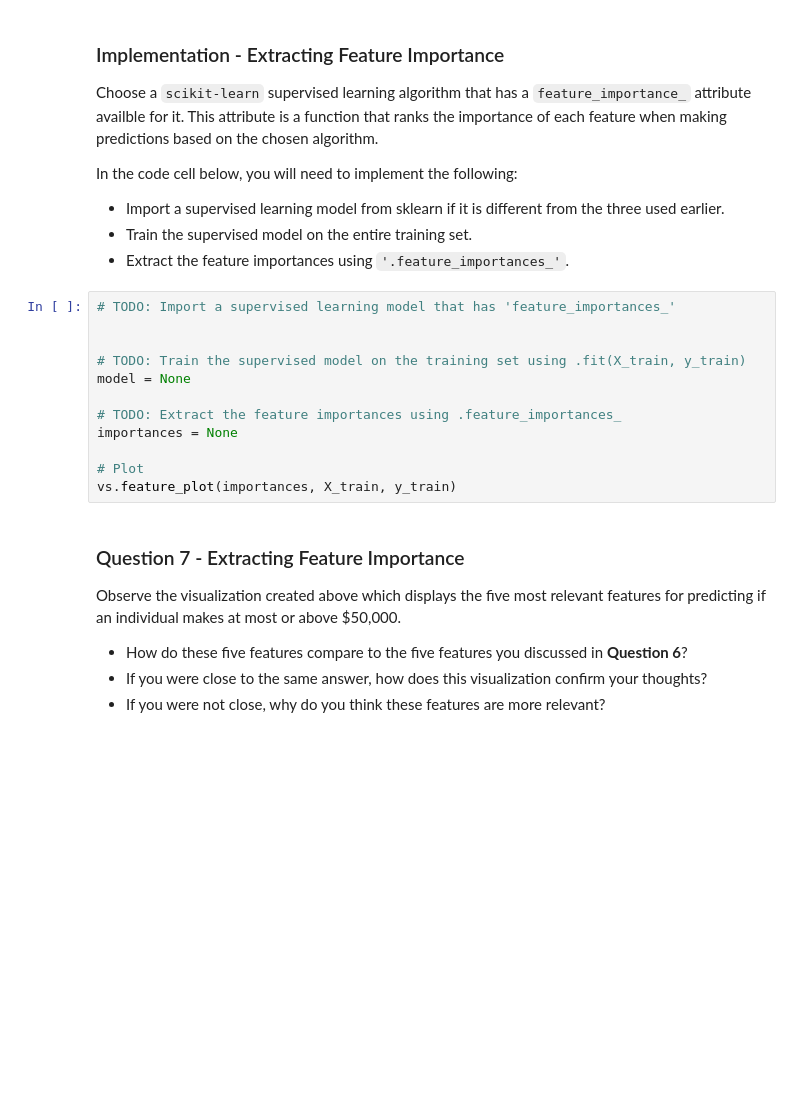
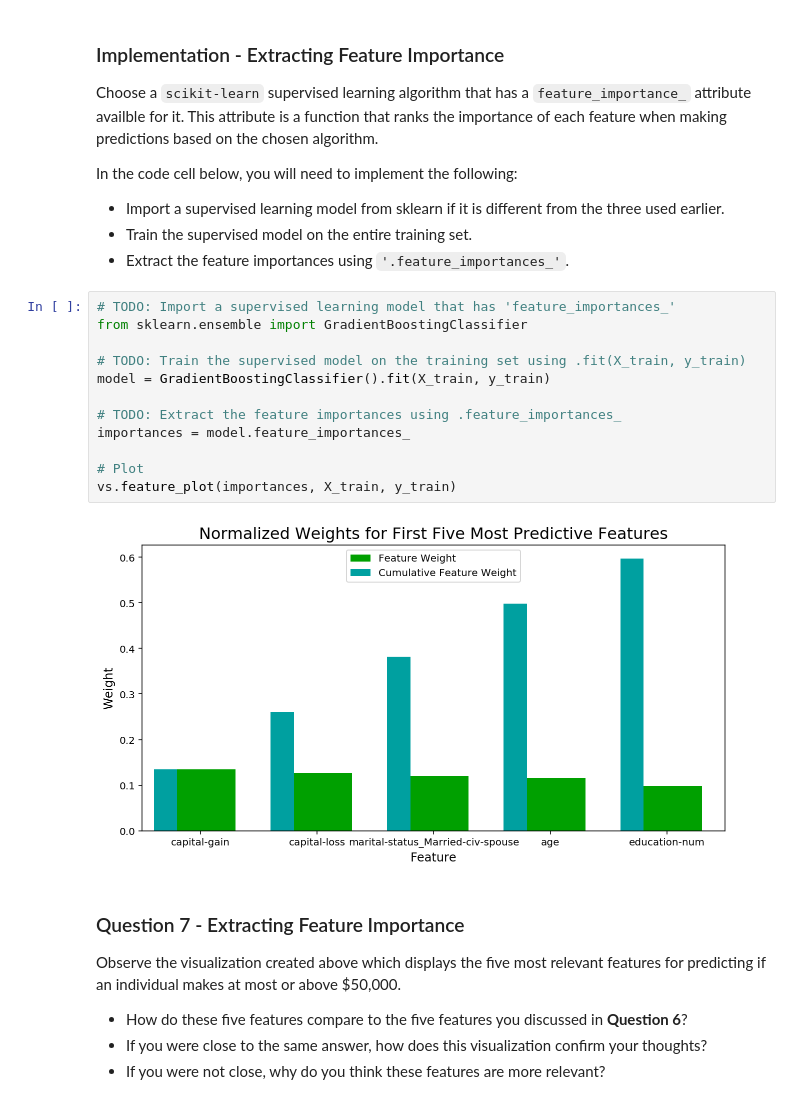
Before and after one commit to jasmark/finding_donors, a Jupyter notebook: finding_donors.ipynb, the cells around one changed output. Drawn from its saved outputs; the diff is of its cells as text; blank space fills up the shorter version.

```diff
--- a/finding_donors.ipynb
+++ b/finding_donors.ipynb
@@ -534,16 +570,18 @@ In the code cell below, you will need to implement the following:
  - Extract the feature importances using `'.feature_importances_'`.
 # %%
 # TODO: Import a supervised learning model that has 'feature_importances_'
-
+from sklearn.ensemble import GradientBoostingClassifier
 
 # TODO: Train the supervised model on the training set using .fit(X_train, y_train)
-model = None
+model = GradientBoostingClassifier().fit(X_train, y_train)
 
 # TODO: Extract the feature importances using .feature_importances_
-importances = None
+importances = model.feature_importances_
 
 # Plot
 vs.feature_plot(importances, X_train, y_train)
+# %% [output]
+[figure, added]
 # %% [markdown]
 ### Question 7 - Extracting Feature Importance
 
```
Also changed, not shown: parts of 20 cells of this notebook.
